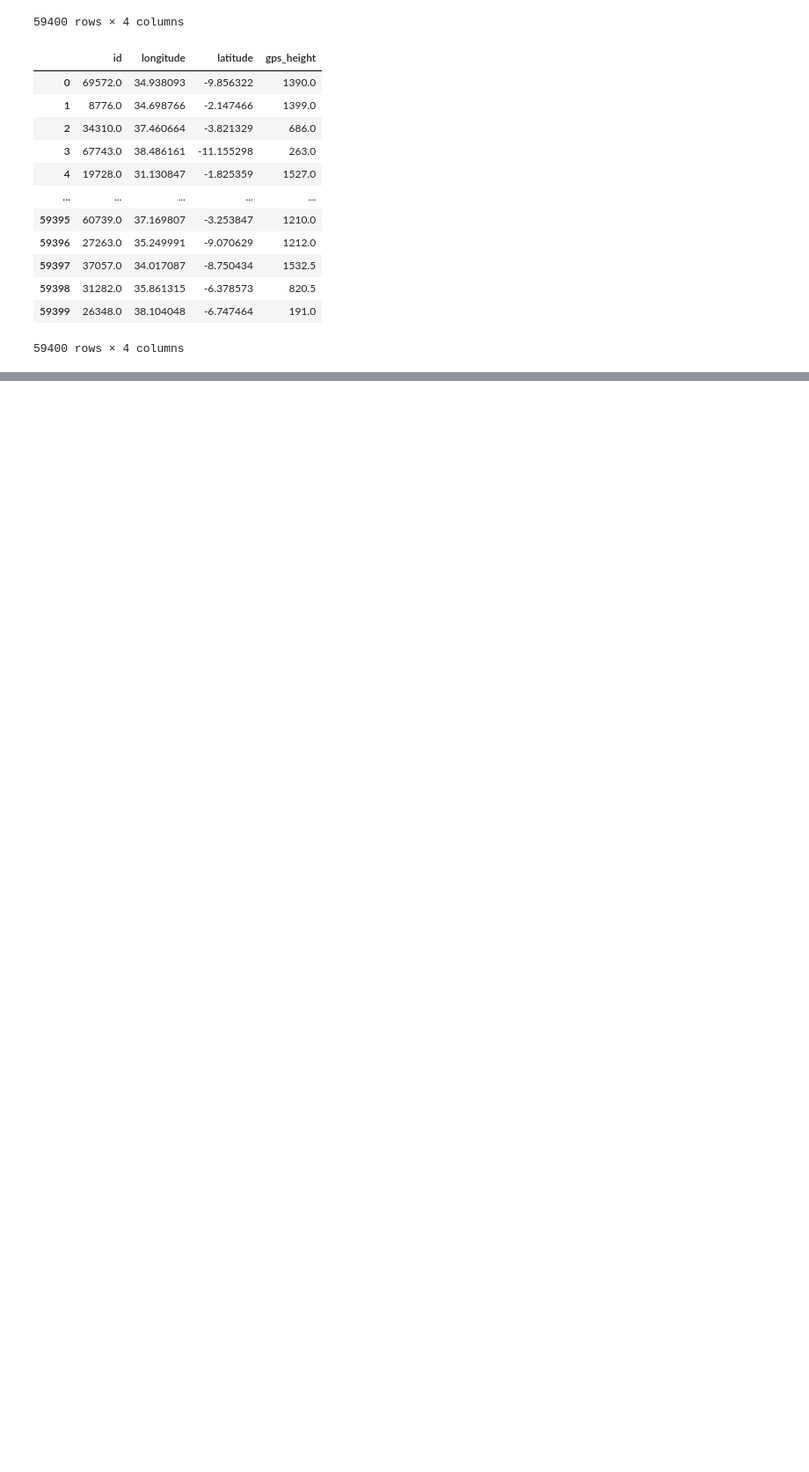
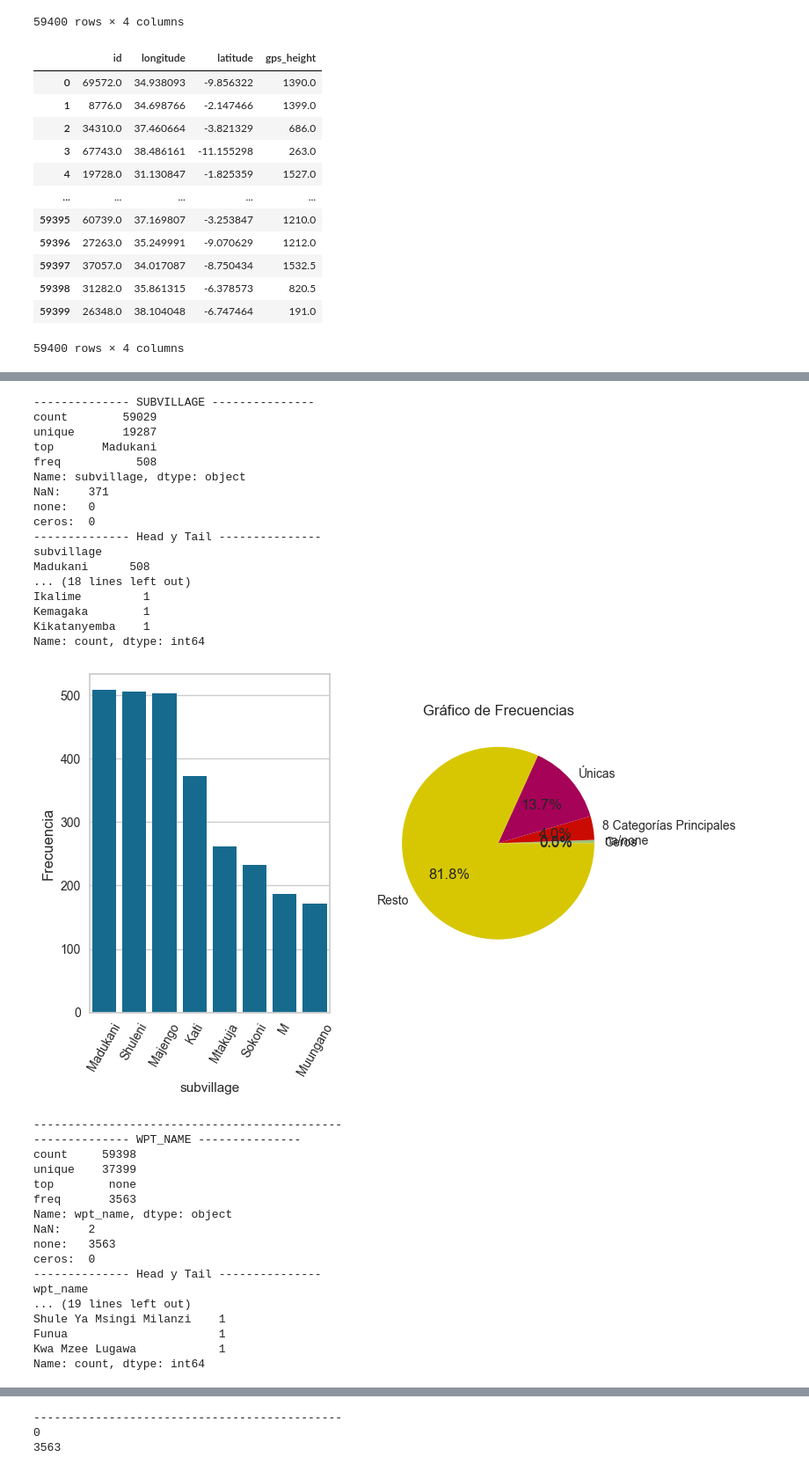
Before and after one commit to jogarman/Machine_learning, a Jupyter notebook: V4.2_imputar_nulos.ipynb, the cells around one changed output, grey strips where cells are left out. Shown: that part at 88% size. Drawn from its saved outputs; the diff is of its cells as text; code cells hidden in the pictures; blank space fills up the shorter version.

```diff
--- a/V4.2_imputar_nulos.ipynb
+++ b/V4.2_imputar_nulos.ipynb
@@ -275,0 +261,10 @@ df5_altura_imputed.head(50)
+# %%
+column_order = df5.columns.tolist() # para conservar el orden de las columnas
+
+df5 = df5.drop(['gps_height', 'longitude', 'latitude'], axis=1)
+df5.head()
+df5 = pd.merge(df5, df5_altura_imputed, on='id', how='inner')
+df5 = df5[column_order]
+
+df5.head()
+#missing_values_summary(df5) """
@@ -275,0 +299,45 @@ df5_altura_imputed.head(50)
+# %%
+# Vamos a imputar wpt_name y subvillage
+descripcion_categorica(df5,'subvillage') # Buscamos algún otro valor al que imputar como aleatorio
+descripcion_categorica(df5,'wpt_name')
+print((df5['subvillage'] == "none").sum())
+print((df5['wpt_name'] == "none").sum())
+# Vemos que hay 3563 registros en wpt_name con none
+# Me llaman la atencion los nombres de subvillages que son numeros o letras sueltas. Lo voy a dejar pero
+#    más adelante pero podría probar a imputarlos como aleatorios
+# %% [output]
+-------------- SUBVILLAGE ---------------
+count        59029
+unique       19287
+top       Madukani
+freq           508
+Name: subvillage, dtype: object
+NaN:    371
+none:   0
+ceros:  0
+-------------- Head y Tail ---------------
+subvillage
+Madukani      508
+... (18 lines left out)
+Ikalime         1
+Kemagaka        1
+Kikatanyemba    1
+Name: count, dtype: int64
+[figure, added]
+---------------------------------------------
+-------------- WPT_NAME ---------------
+count     59398
+unique    37399
+top        none
+freq       3563
+Name: wpt_name, dtype: object
+NaN:    2
+none:   3563
+ceros:  0
+-------------- Head y Tail ---------------
+wpt_name
+... (19 lines left out)
+Shule Ya Msingi Milanzi    1
+Funua                      1
+Kwa Mzee Lugawa            1
+Name: count, dtype: int64
@@ -275,0 +345,3 @@ df5_altura_imputed.head(50)
+---------------------------------------------
+0
+3563
```
Also changed, not shown: parts of 24 cells of this notebook, 26 other files.
